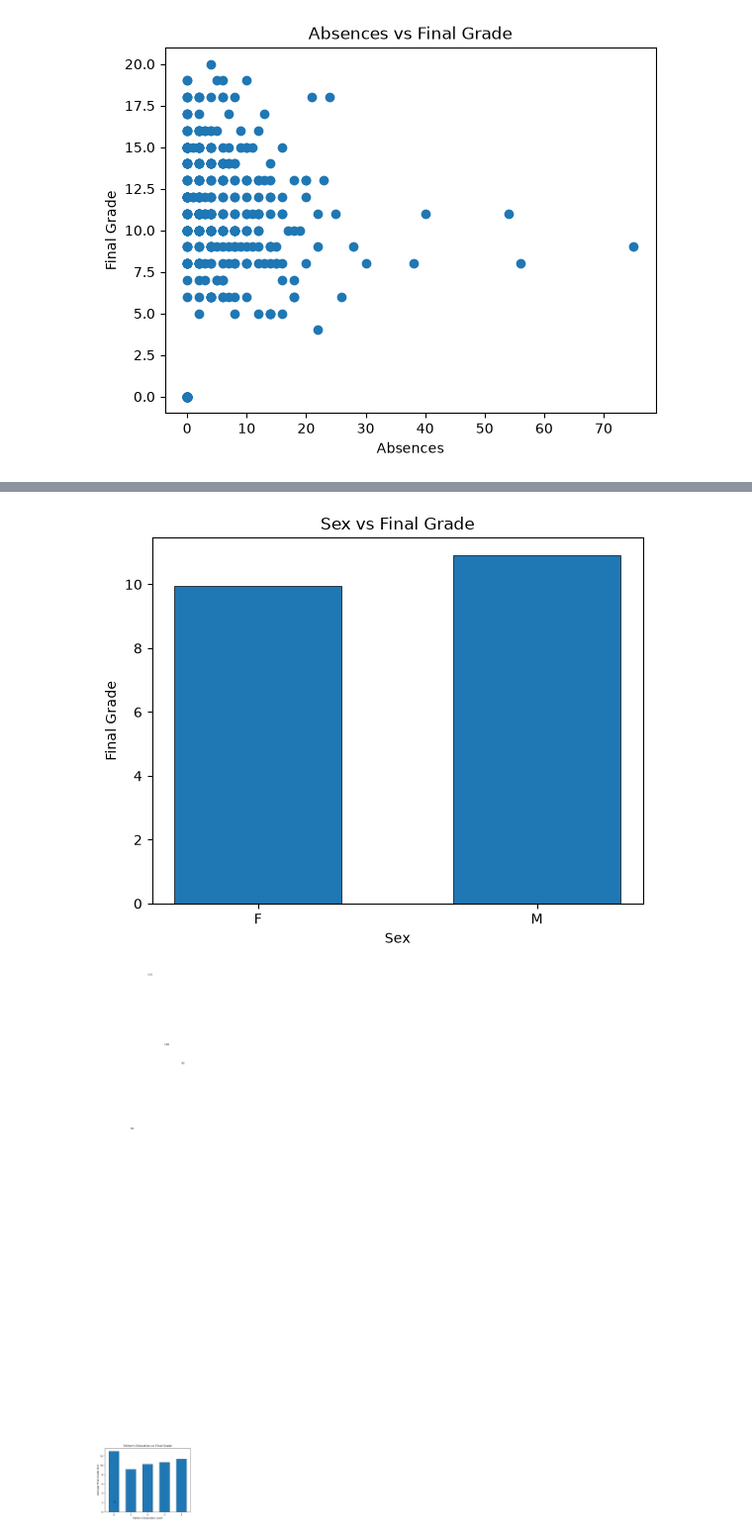
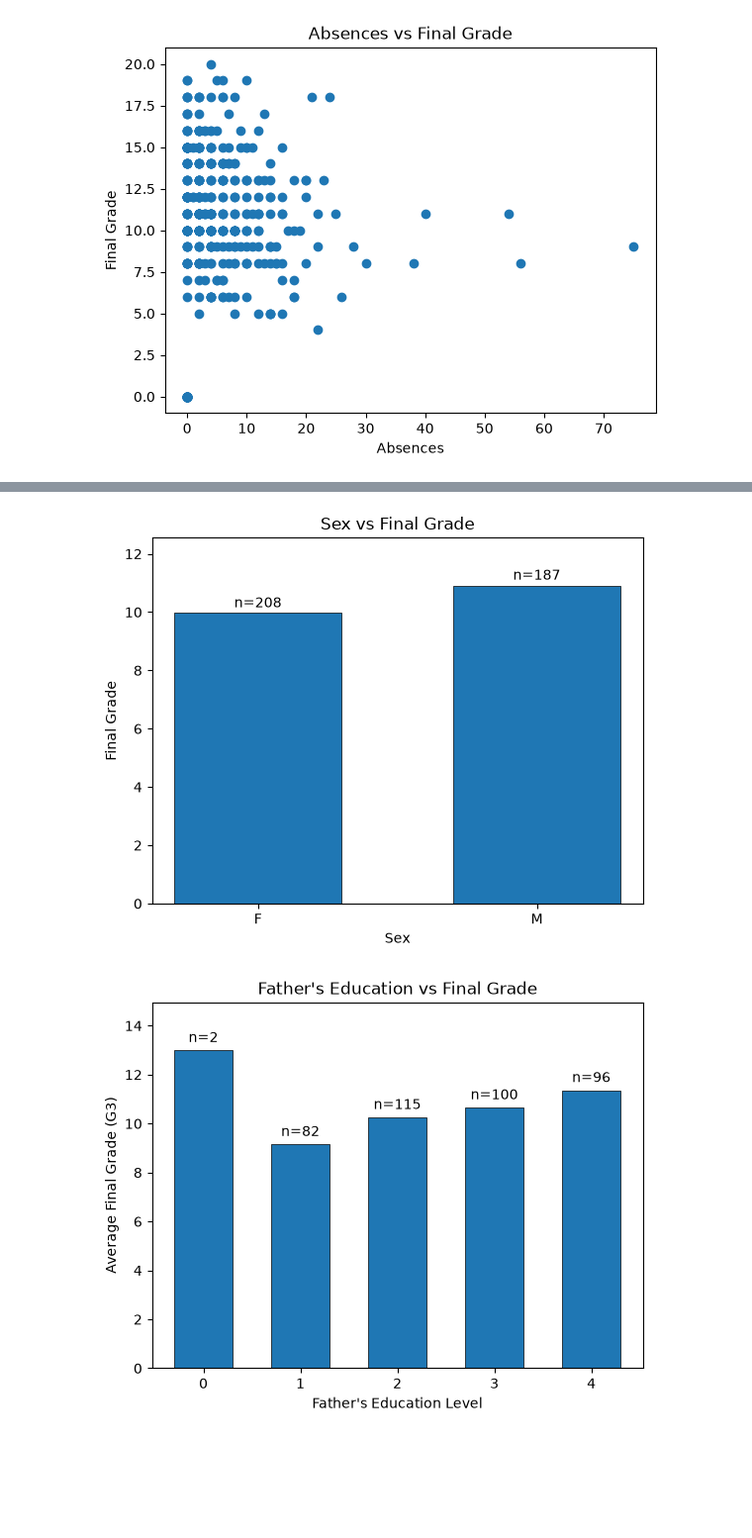
Before and after one commit to muhammadaqil-0504/Student-performance-Analysis, a Jupyter notebook: student performance analysis system.ipynb, the cells around one changed output, grey strips where cells are left out. Shown at 99% size. Drawn from its saved outputs; the diff is of its cells as text; code cells hidden in the pictures; blank space fills up the shorter version.

Commit message:
Analyze Parent status impact on Final Grades and modify father and mother education

```diff
--- a/student performance analysis system.ipynb
+++ b/student performance analysis system.ipynb
@@ -111,6 +111,10 @@ dataset["Medu"].value_counts().sort_index()
 student_count = dataset["Medu"].value_counts().sort_index()
 avg_grade_medu=dataset.groupby("Medu")["G3"].mean()
 plt.bar(avg_grade_medu.index, avg_grade_medu.values)
+for i,count in enumerate(student_count):
+    avgg_grade= avg_grade_medu.values[i]
+    plt.text(i, avgg_grade + 0.2, f"n={count}", ha='center', va='bottom')
+plt.margins(y=0.15)
 
 plt.xlabel("Mother's Education Level")
 plt.ylabel("Average Final Grade (G3)")
@@ -122,27 +126,32 @@ plt.show()
 # %%
 #Sex vs Final Grades
-dataset["sex"].value_counts()
+value_count=dataset["sex"].value_counts()
 sex_relation=dataset.groupby("sex")["G3"].mean()
 plt.bar(sex_relation.index,sex_relation.values,width=0.6,edgecolor="black",linewidth=0.5)
+for i,count in enumerate(value_count):
+    avg_grade=sex_relation.values[i]
+    plt.text(i,avg_grade+0.2,f"n={count}",ha="center")
+plt.margins(y=0.15)
 plt.title("Sex vs Final Grade")
 plt.xlabel("Sex")
 plt.ylabel("Final Grade")
 plt.show()
 # %% [output]
-[figure, old version]
+[figure, new version]
 # %%
 #FAther Education vs Final Grade
 dataset["Fedu"].value_counts().sort_index()
 student_count = dataset["Fedu"].value_counts().sort_index()
 avg_grade_Fedu=dataset.groupby("Fedu")["G3"].mean()
 plt.bar(avg_grade_Fedu.index, avg_grade_Fedu.values,edgecolor="black",linewidth=0.5,width=0.6)
-for i,v in enumerate(student_count):
-    plt.text(i,v,str(v))
-
+for i,count in enumerate(student_count):
+    avgg_grade= avg_grade_Fedu.values[i]
+    plt.text(i, avgg_grade + 0.2, f"n={count}", ha='center', va='bottom')
+plt.margins(y=0.15)
 plt.xlabel("Father's Education Level")
 plt.ylabel("Average Final Grade (G3)")
 plt.title("Father's Education vs Final Grade")
 plt.savefig("Father's Education vs Final Grade")
 plt.show()
 # %% [output]
-[figure, old version]
+[figure, new version]
```
Also changed, not shown: parts of 4 cells of this notebook, 3 other files.
